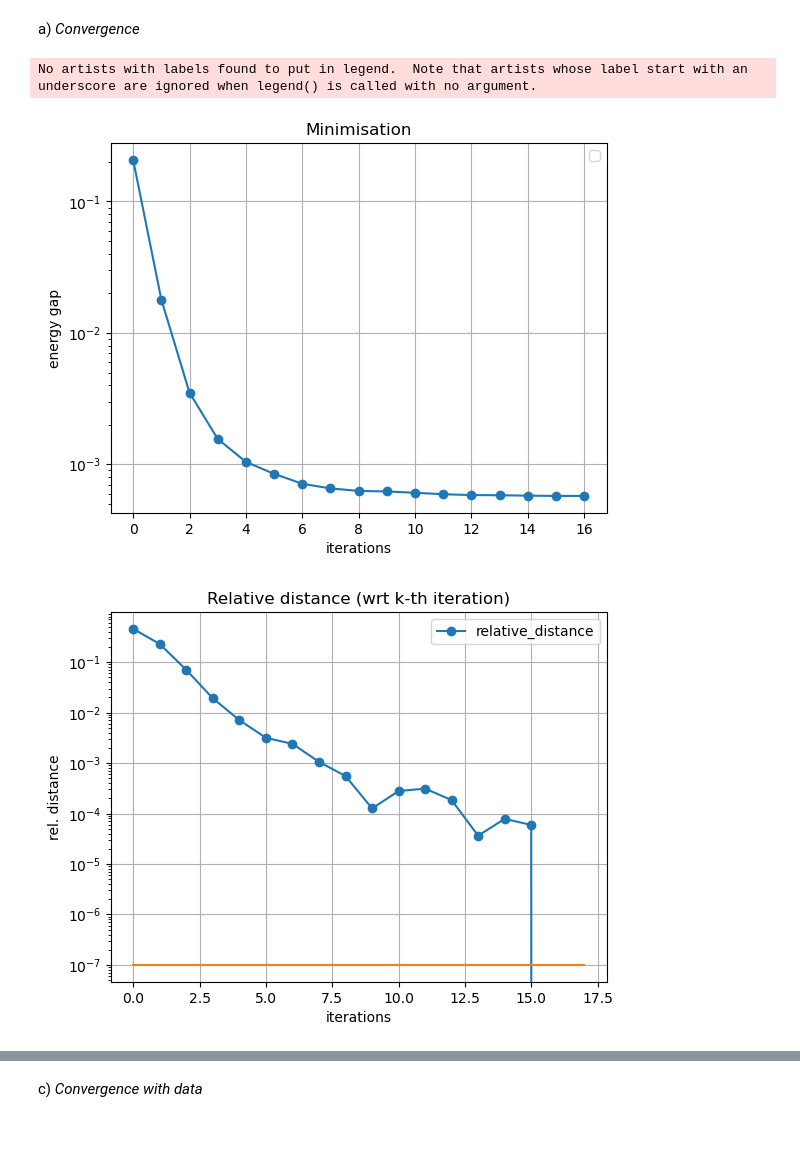
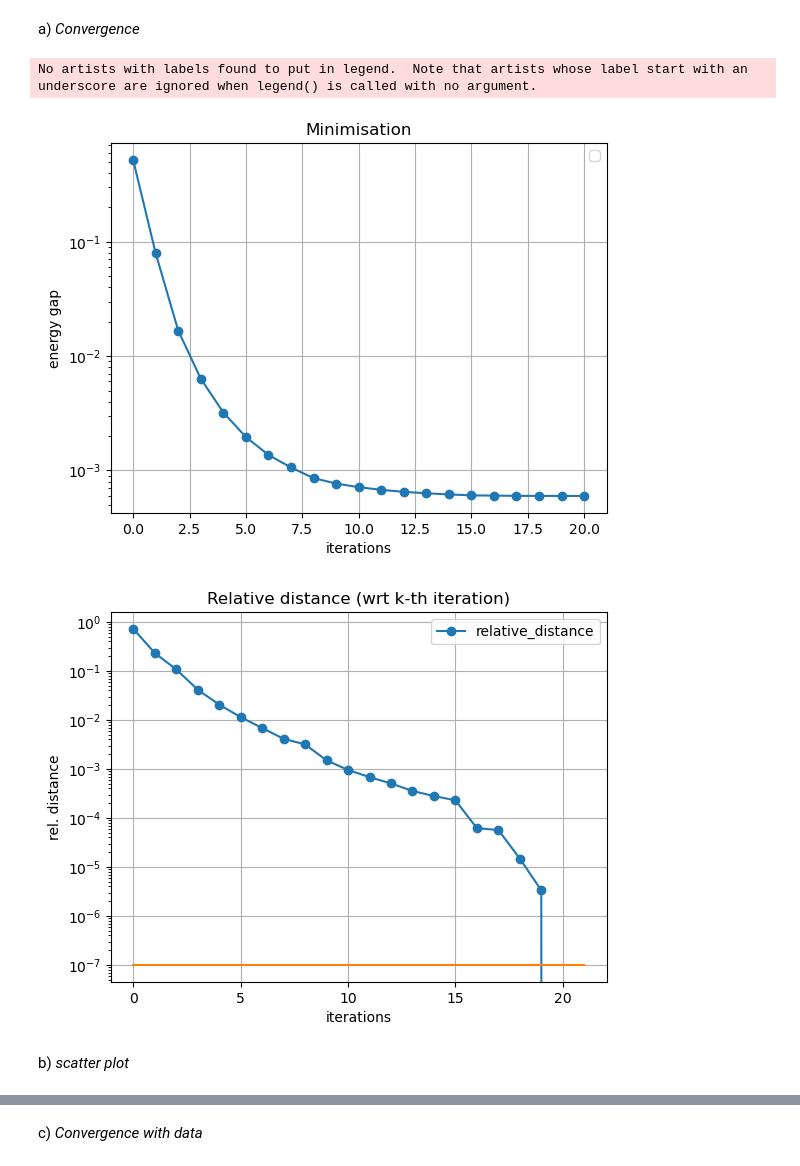
Before and after one commit to felipefr/ddfenics, a Jupyter notebook: tutorial/nonlinear/main_bar_nonlinear_dd.ipynb, the cells around one changed output, grey strips where cells are left out. Drawn from its saved outputs; the diff is of its cells as text; code cells hidden in the pictures; blank space fills up the shorter version.

```diff
--- a/tutorial/nonlinear/main_bar_nonlinear_dd.ipynb
+++ b/tutorial/nonlinear/main_bar_nonlinear_dd.ipynb
@@ -82,11 +82,16 @@ ds = df.Measure('ds', domain=mesh, subdomain_data=boundary_markers)
 # %% [markdown]
 4) **Spaces**
 # %%
+from ddfenics.dd.ddspace import DDSpace
+
 Uh = df.VectorFunctionSpace(mesh, "Lagrange", 1) # Unchanged
 bcL = df.DirichletBC(Uh, df.Constant((0.0, 0.0)), boundary_markers, clampedBndFlag) # Unchanged
 
 # Space for stresses and strains
-Sh0 = df.VectorFunctionSpace(mesh, 'DG', degree = 0 , dim = 3)
+Sh0 = DDSpace(Uh, 3 , 'DG')
+# Sh0 = df.VectorFunctionSpace(mesh, 'DG', degree = 0 , dim = 3)
+
+spaces = [Uh, Sh0]
 # %% [markdown]
 5) **Variational Formulation**: <br>
 
@@ -119,24 +124,17 @@ $$
 ty = -0.1
 traction = df.Constant((0.0, ty))
 
-u = df.TrialFunction(Uh)
-v = df.TestFunction(Uh)
-b = df.inner(traction,v)*ds(loadBndFlag)
-
-a = DDBilinear(ddmat, dx, u, v) # replaces df.inner(sig(u) , df.grad(v))*dx
+b = lambda w: df.inner(traction,w)*ds(loadBndFlag)
 # %% [markdown]
 6) **Statement and Solving the problem** <br>
 - DDProblem : States DD equilibrium subproblem and updates.
 - DDSolver : Implements the alternate minimization using SKlearn NearestNeighbors('ball_tree', ...) searchs for the projection onto data.
 - Stopping criteria: $\|d_k - d_{k-1}\|/energy$
 # %%
-# Extended solution : replaces u = df.Function(Uh)
-sol = {"state_mech" : [DDFunction(Sh0), DDFunction(Sh0)], # mechanical states (eps, sig)
-       "state_db": [DDFunction(Sh0), DDFunction(Sh0)],  # database states (eps, sig)
-       "u" : df.Function(Uh)} # displacemens
-
 # replaces df.LinearVariationalProblem(a, b, uh, bcs = [bcL])
-problem = DDProblem(a, b, sol, [bcL], metric = DDMetric(ddmat.C, V = Sh0, dx = dx))
+metric = DDMetric(ddmat = ddmat, V = Sh0, dx = dx)
+problem = DDProblem(ddmat, ft.symgrad_mandel, b, spaces, [bcL], metric = metric )
+sol = problem.get_sol()
 
 start = timer()
 #replaces df.LinearVariationalSolver(problem)
@@ -155,7 +153,7 @@ print("Norm L2: ", normL2)
 print("Norm energy: ", norm_energy)
 
 # Convergence in 21 iterations
-assert np.allclose(normL2, 0.0004446689139178057)
+assert np.allclose(normL2, 0.00044305280541032056)
 assert np.allclose(norm_energy, 0.0021931246408032315)
 # %% [output]
         Inner Iteration #  1 ,- Relative Error =  7.207217e-01
@@ -182,25 +180,27 @@ a) *Convergence*
 # %%
 hist = solver.hist
 
-fig = plt.figure(1)
+fig = plt.figure(2)
 plt.title('Minimisation')
 plt.plot(hist['relative_energy'], 'o-')
 plt.xlabel('iterations')
 plt.ylabel('energy gap')
 plt.legend(loc = 'best')
 plt.yscale('log')
 plt.grid()
 
-fig = plt.figure(2)
+fig = plt.figure(3)
 plt.title('Relative distance (wrt k-th iteration)')
 plt.plot(hist['relative_distance'], 'o-', label = "relative_distance")
 plt.plot([0,len(hist['relative_energy'])],[tol_ddcm,tol_ddcm])
 plt.yscale('log')
 plt.xlabel('iterations')
 plt.ylabel('rel. distance')
 plt.legend(loc = 'best')
 plt.grid()
 # %% [output]
 No artists with labels found to put in legend.  Note that artists whose label start with an underscore are ignored when legend() is called with no argument.
-[figure, old version]
+[figure, new version]
-[figure, old version]
+[figure, new version]
+# %% [markdown]
+b) *scatter plot*
```
Also changed, not shown: parts of 7 cells of this notebook, 11 other files.
